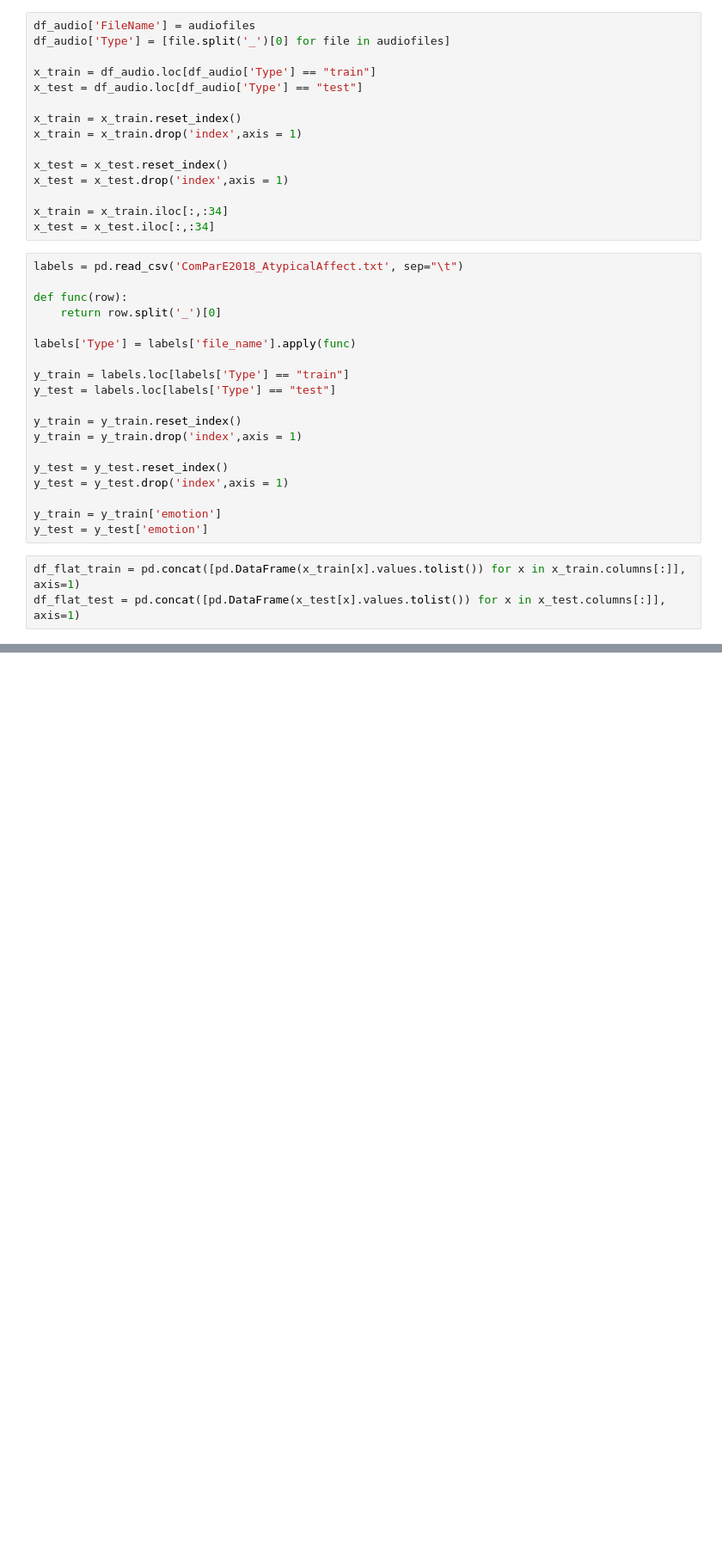
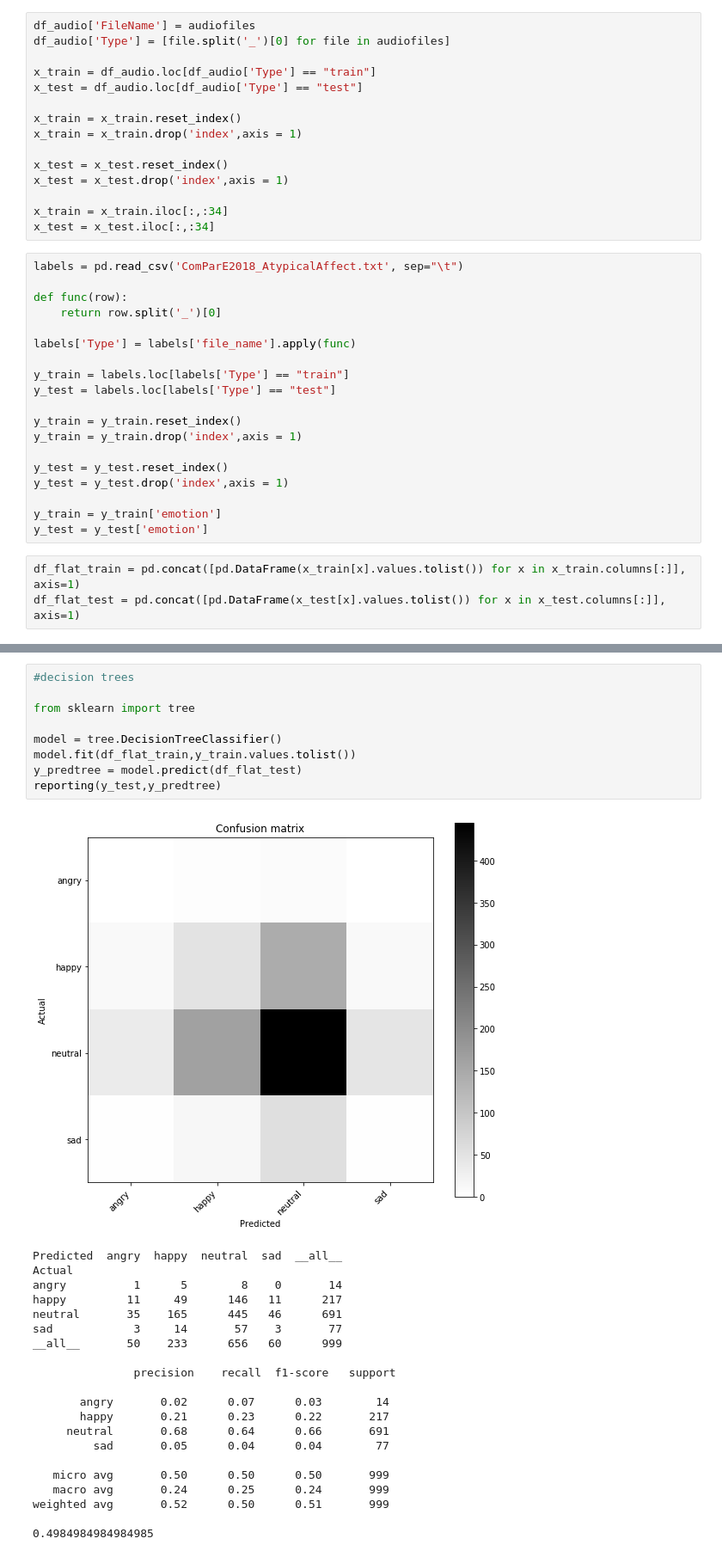
Before and after one commit to sri-1007/speech_emotion_recognition, a Jupyter notebook: scripts/pyAudioAnalysis_1.ipynb, the cells around one changed output, grey strips where cells are left out. Shown at 86% size. Cells and saved outputs as stored; diff of their text form; blank space fills up the shorter version.

```diff
--- a/scripts/pyAudioAnalysis_1.ipynb
+++ b/scripts/pyAudioAnalysis_1.ipynb
@@ -105,0 +153,31 @@ computeSVM(x_train,y_train,x_test,y_test)
+# %%
+#decision trees
+
+from sklearn import tree
+
+model = tree.DecisionTreeClassifier()
+model.fit(df_flat_train,y_train.values.tolist())
+y_predtree = model.predict(df_flat_test)
+reporting(y_test,y_predtree)
+# %% [output]
+[figure, added]
+Predicted  angry  happy  neutral  sad  __all__
+Actual
+angry          1      5        8    0       14
+happy         11     49      146   11      217
+neutral       35    165      445   46      691
+sad            3     14       57    3       77
+__all__       50    233      656   60      999
+
+               precision    recall  f1-score   support
+
+       angry       0.02      0.07      0.03        14
+       happy       0.21      0.23      0.22       217
+     neutral       0.68      0.64      0.66       691
+         sad       0.05      0.04      0.04        77
+
+   micro avg       0.50      0.50      0.50       999
+   macro avg       0.24      0.25      0.24       999
+weighted avg       0.52      0.50      0.51       999
+
+0.4984984984984985
```
Also changed, not shown: parts of 7 cells of this notebook.
